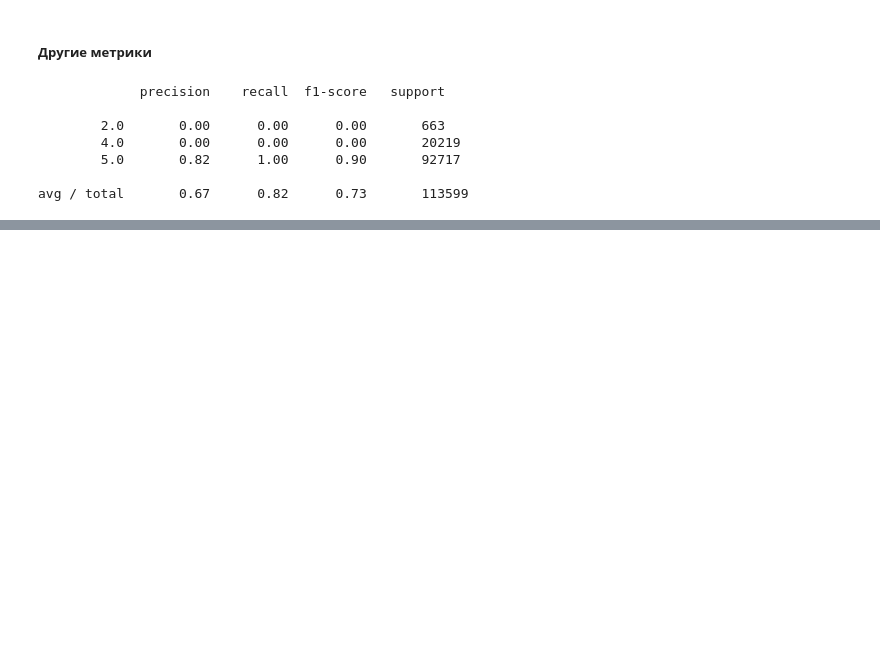
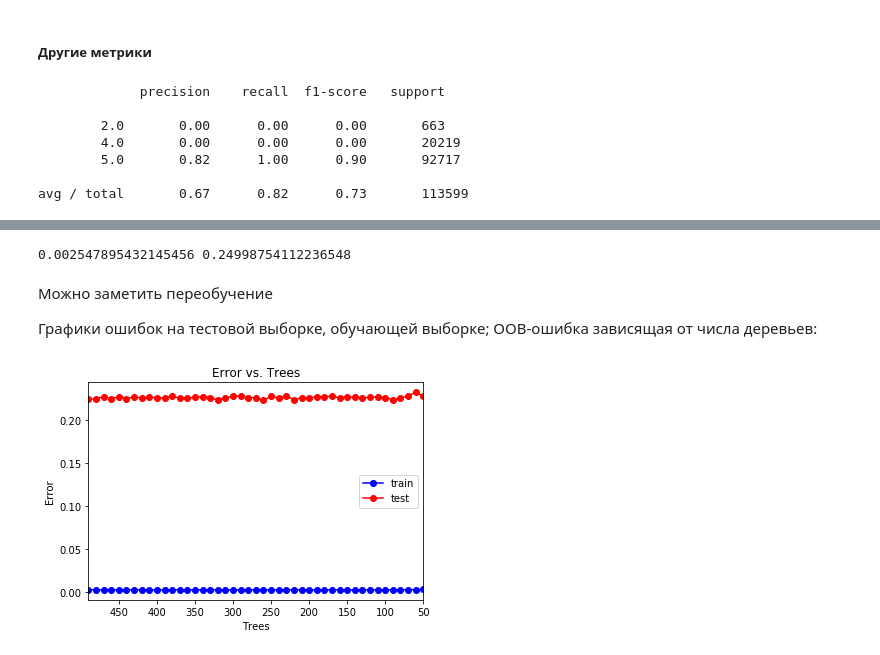
Before and after one commit to VitKonevskiy/ML_HW, a Jupyter notebook: kickstarter_proj.ipynb, the cells around one changed output, grey strips where cells are left out. Saved outputs shown, nothing was run; the diff lists cells and outputs as text; code cells hidden in the pictures; blank space fills up the shorter version.

```diff
--- a/kickstarter_proj.ipynb
+++ b/kickstarter_proj.ipynb
@@ -781,0 +859,36 @@ avg / total       0.67      0.82      0.73       113599
+# %%
+from sklearn import ensemble
+ert = ensemble.ExtraTreesClassifier(n_estimators = 100)
+ert.fit(X_train, y_train)
+
+err_train = np.mean(y_train != ert.predict(X_train))
+err_test  = np.mean(y_test  != ert.predict(X_test))
+
+print(err_train, err_test)
+# %% [output]
+0.002547895432145456 0.24998754112236548
+# %% [markdown]
+Можно заметить переобучение
+
+Графики ошибок на тестовой выборке, обучающей выборке;  OOB-ошибка зависящая от числа деревьев:
+# %%
+trees_arr = np.arange(50, 500, 10)
+test_err = []
+train_err = []
+oob_err = []
+for trees in trees_arr:
+    ert = ensemble.ExtraTreesClassifier(n_estimators = trees, oob_score=True, bootstrap=True)
+    ert.fit(X_train, y_train)
+    train_err.append(np.mean(y_train != ert.predict(X_train)))
+    test_err.append(np.mean(y_test  != ert.predict(X_test)))
+    oob_err.append(1 - ert.oob_score_)
+plt.plot(trees_arr, train_err, 'b-o', label = 'train')
+plt.plot(trees_arr, test_err, 'r-o', label = 'test')
+plt.xlim([np.max(trees_arr), np.min(trees_arr)])
+plt.title('Error vs. Trees')
+plt.xlabel('Trees')
+plt.ylabel('Error')
+plt.legend()
+pass
+# %% [output]
+[figure, added]
```
Also changed, not shown: parts of 32 cells of this notebook.
